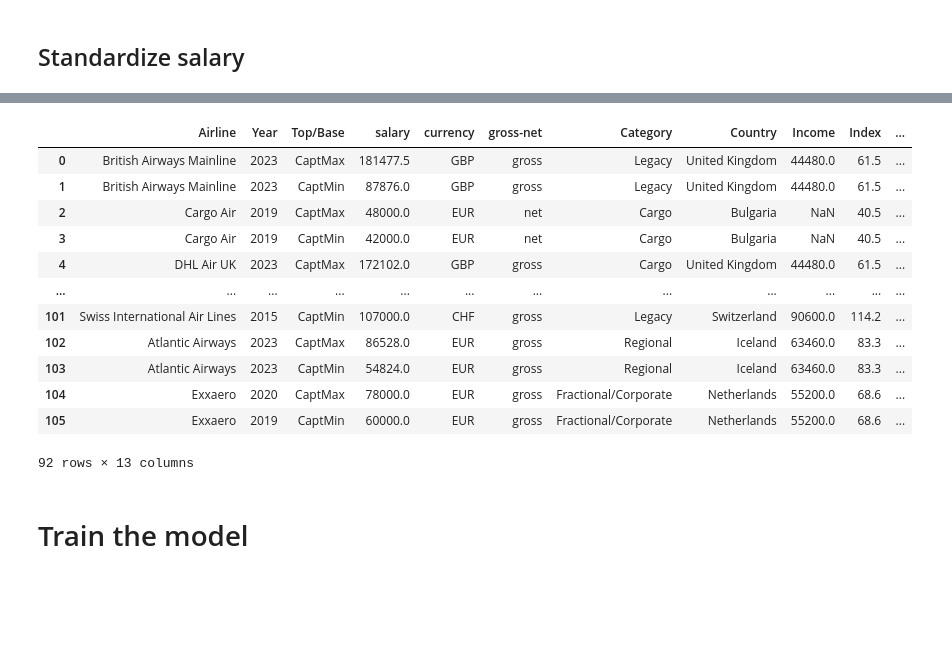
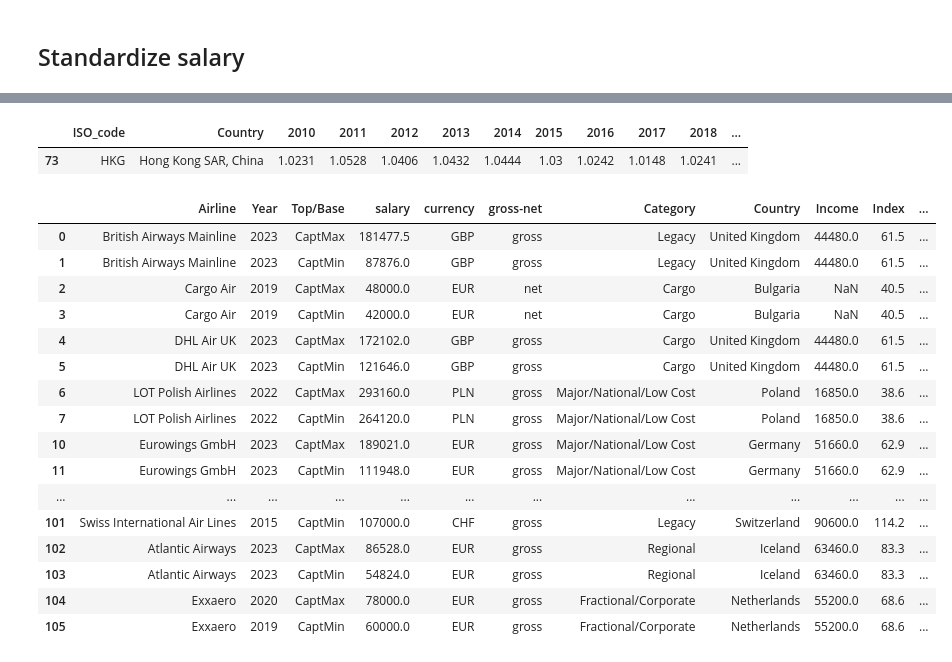
Before and after one commit to old2212/squawkit_predictor, a Jupyter notebook: METADATA_SCRAPING.ipynb, the cells around one changed output, grey strips where cells are left out. Drawn from its saved outputs; the diff is of its cells as text; code cells hidden in the pictures; blank space fills up the shorter version.

```diff
--- a/METADATA_SCRAPING.ipynb
+++ b/METADATA_SCRAPING.ipynb
@@ -376,3 +392,12 @@ df_inflation["Cum2023"]= 1
+# %%
+dog_rows = df_inflation[df_inflation['ISO_code'] == 'HKG']
+dog_rows.to_excel("HKGinflation.xlsx")
+
+pd.set_option('display.max_columns', 500)
+dog_rows.head(None)
+# %% [output]
+|  | ISO_code | Country | 2010 | 2011 | 2012 | 2013 | 2014 | 2015 | 2016 | 2017 | 2018 | ... |
+| 73 | HKG | Hong Kong SAR, China | 1.0231 | 1.0528 | 1.0406 | 1.0432 | 1.0444 | 1.03 | 1.0242 | 1.0148 | 1.0241 | ... |
 # %%
 # Standardize the salary in USD/GROSS/YEARLY/EST.2023
 
@@ -396,22 +423,25 @@ def calculate_new_salary(row):
 df_conso["new_salary_USD_GROSS_2023"] = df_conso.apply(calculate_new_salary, axis=1)
-# %%
-df_conso
-# %% [output]
-|  | Airline | Year | Top/Base | salary | currency | gross-net | Category | Country | Income | Index | ... |
-| 0 | British Airways Mainline | 2023 | CaptMax | 181477.5 | GBP | gross | Legacy | United Kingdom | 44480.0 | 61.5 | ... |
-| 1 | British Airways Mainline | 2023 | CaptMin | 87876.0 | GBP | gross | Legacy | United Kingdom | 44480.0 | 61.5 | ... |
-| 2 | Cargo Air | 2019 | CaptMax | 48000.0 | EUR | net | Cargo | Bulgaria | NaN | 40.5 | ... |
-| 3 | Cargo Air | 2019 | CaptMin | 42000.0 | EUR | net | Cargo | Bulgaria | NaN | 40.5 | ... |
-| 4 | DHL Air UK | 2023 | CaptMax | 172102.0 | GBP | gross | Cargo | United Kingdom | 44480.0 | 61.5 | ... |
-| ... | ... | ... | ... | ... | ... | ... | ... | ... | ... | ... | ... |
-| 101 | Swiss International Air Lines | 2015 | CaptMin | 107000.0 | CHF | gross | Legacy | Switzerland | 90600.0 | 114.2 | ... |
-| 102 | Atlantic Airways | 2023 | CaptMax | 86528.0 | EUR | gross | Regional | Iceland | 63460.0 | 83.3 | ... |
-| 103 | Atlantic Airways | 2023 | CaptMin | 54824.0 | EUR | gross | Regional | Iceland | 63460.0 | 83.3 | ... |
-| 104 | Exxaero | 2020 | CaptMax | 78000.0 | EUR | gross | Fractional/Corporate | Netherlands | 55200.0 | 68.6 | ... |
-| 105 | Exxaero | 2019 | CaptMin | 60000.0 | EUR | gross | Fractional/Corporate | Netherlands | 55200.0 | 68.6 | ... |
-92 rows × 13 columns
-# %% [markdown]
-# Train the model
+# %%
+pd.set_option('display.max_columns', 100)
+df_conso
+# %% [output]
+|  | Airline | Year | Top/Base | salary | currency | gross-net | Category | Country | Income | Index | ... |
+| 0 | British Airways Mainline | 2023 | CaptMax | 181477.5 | GBP | gross | Legacy | United Kingdom | 44480.0 | 61.5 | ... |
+| 1 | British Airways Mainline | 2023 | CaptMin | 87876.0 | GBP | gross | Legacy | United Kingdom | 44480.0 | 61.5 | ... |
+| 2 | Cargo Air | 2019 | CaptMax | 48000.0 | EUR | net | Cargo | Bulgaria | NaN | 40.5 | ... |
+| 3 | Cargo Air | 2019 | CaptMin | 42000.0 | EUR | net | Cargo | Bulgaria | NaN | 40.5 | ... |
+| 4 | DHL Air UK | 2023 | CaptMax | 172102.0 | GBP | gross | Cargo | United Kingdom | 44480.0 | 61.5 | ... |
+| 5 | DHL Air UK | 2023 | CaptMin | 121646.0 | GBP | gross | Cargo | United Kingdom | 44480.0 | 61.5 | ... |
+| 6 | LOT Polish Airlines | 2022 | CaptMax | 293160.0 | PLN | gross | Major/National/Low Cost | Poland | 16850.0 | 38.6 | ... |
+| 7 | LOT Polish Airlines | 2022 | CaptMin | 264120.0 | PLN | gross | Major/National/Low Cost | Poland | 16850.0 | 38.6 | ... |
+| 10 | Eurowings GmbH | 2023 | CaptMax | 189021.0 | EUR | gross | Major/National/Low Cost | Germany | 51660.0 | 62.9 | ... |
+| 11 | Eurowings GmbH | 2023 | CaptMin | 111948.0 | EUR | gross | Major/National/Low Cost | Germany | 51660.0 | 62.9 | ... |
+| ... | ... | ... | ... | ... | ... | ... | ... | ... | ... | ... | ... |
+| 101 | Swiss International Air Lines | 2015 | CaptMin | 107000.0 | CHF | gross | Legacy | Switzerland | 90600.0 | 114.2 | ... |
+| 102 | Atlantic Airways | 2023 | CaptMax | 86528.0 | EUR | gross | Regional | Iceland | 63460.0 | 83.3 | ... |
+| 103 | Atlantic Airways | 2023 | CaptMin | 54824.0 | EUR | gross | Regional | Iceland | 63460.0 | 83.3 | ... |
+| 104 | Exxaero | 2020 | CaptMax | 78000.0 | EUR | gross | Fractional/Corporate | Netherlands | 55200.0 | 68.6 | ... |
+| 105 | Exxaero | 2019 | CaptMin | 60000.0 | EUR | gross | Fractional/Corporate | Netherlands | 55200.0 | 68.6 | ... |
 # %%
 df_model = df_conso[["Airline", "Top/Base", "Category", "Country", "Income", "Index", "new_salary_USD_GROSS_2023"]]
 df_model
```
Also changed, not shown: parts of 6 cells of this notebook, 10 other files.
